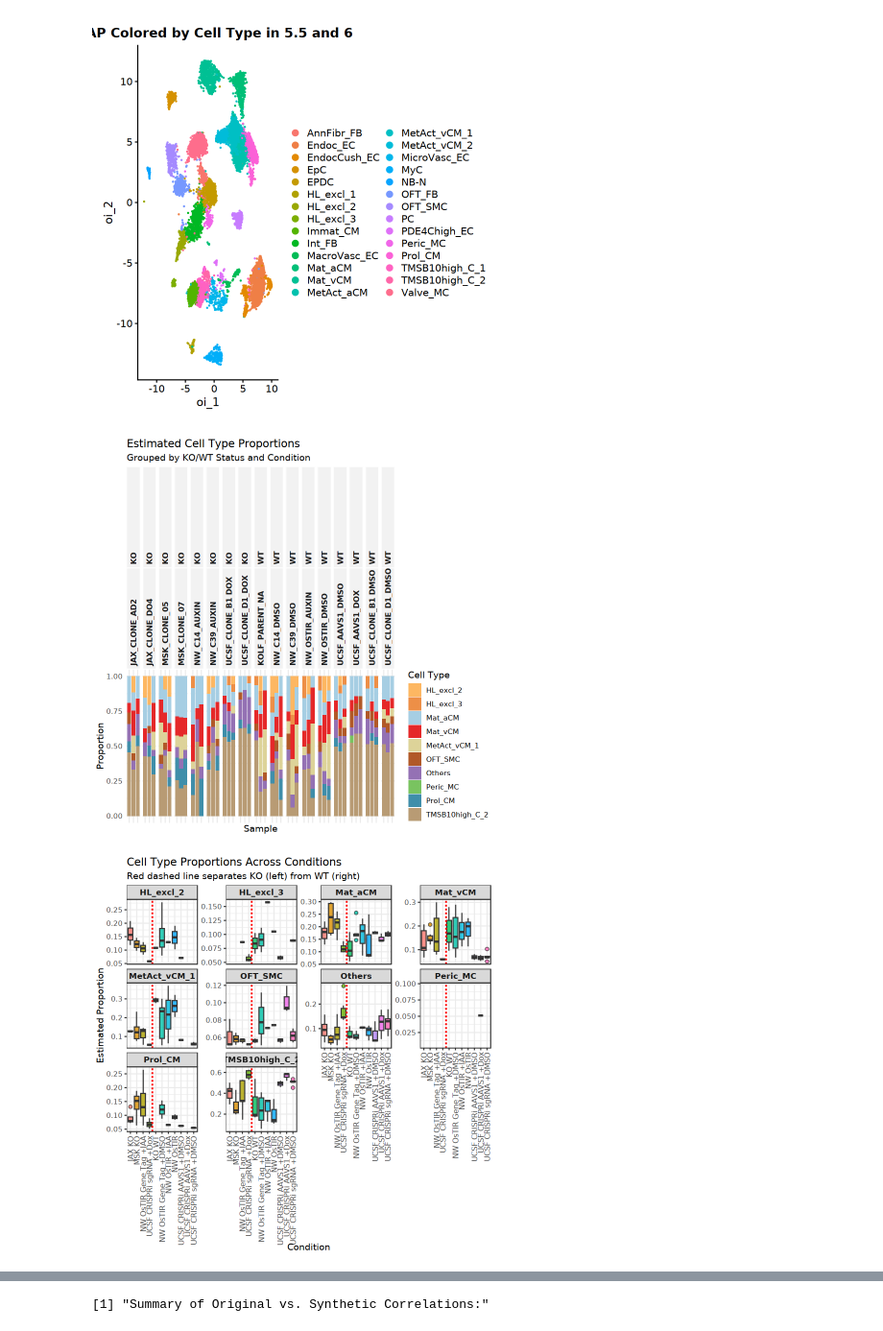
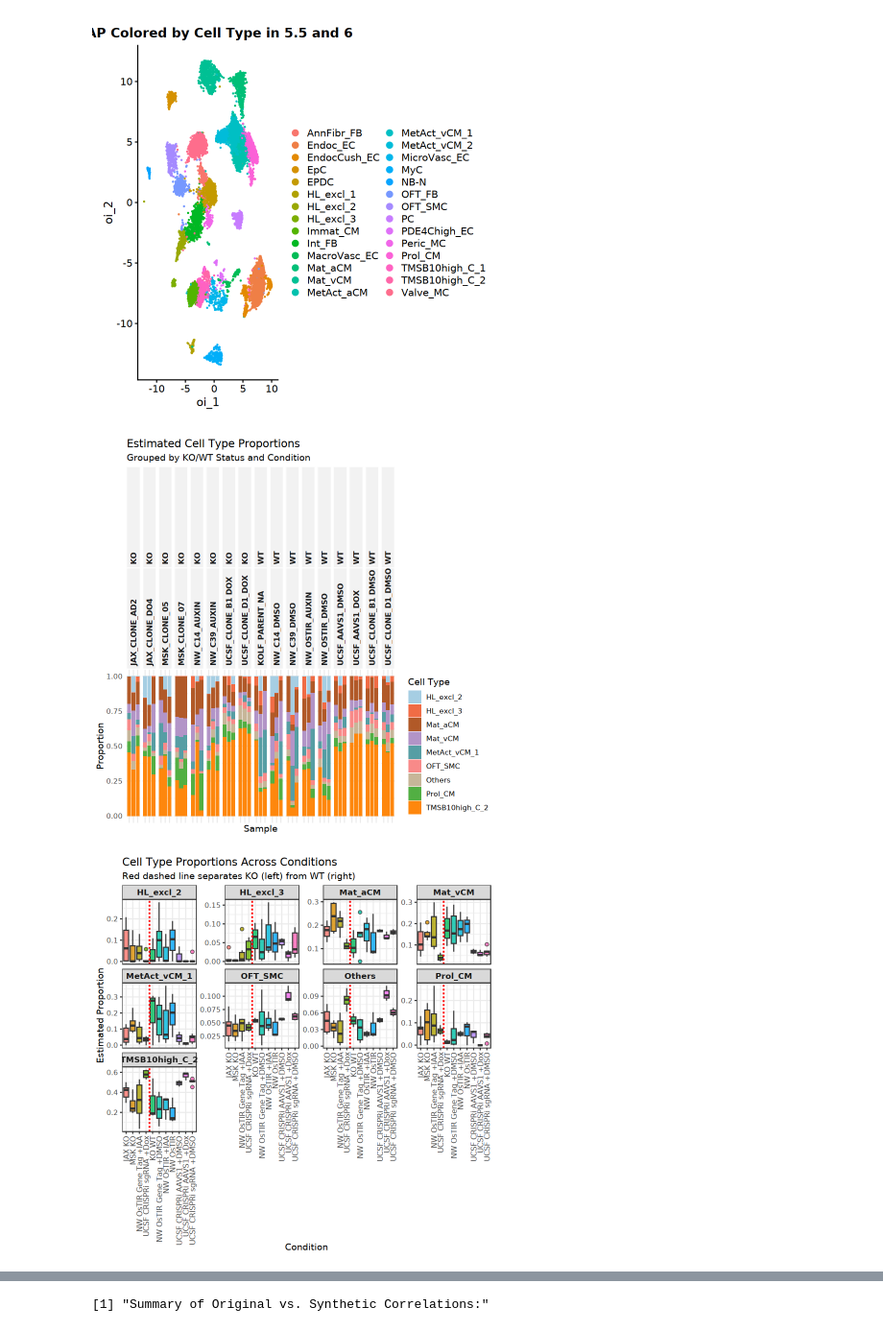
Before and after one commit to morphic-bio/exchange-experiment-analysis, a Jupyter notebook: scripts/03_Deconvolution_ISL1.ipynb, the cells around one changed output, grey strips where cells are left out. Shown at 96% size. Cells and saved outputs as stored; diff of their text form; code cells hidden in the pictures.

```diff
--- a/scripts/03_Deconvolution_ISL1.ipynb
+++ b/scripts/03_Deconvolution_ISL1.ipynb
@@ -267,14 +267,28 @@ long_data <- merged_data %>%
     values_to = "Proportion"
   )
 
-# 4. Collapse fitted values below 5% within each sample into one plotting
-# category. This happens after fitting and does not add an Others signature.
+# 4. Collapse a cell type consistently across all samples when its 90th
+# percentile proportion is at most 5%. This happens after fitting and does
+# not add an Other signature.
 small_proportion_threshold <- 0.05
+cell_type_q90 <- long_data %>%
+  distinct(SampleName, CellType, Proportion) %>%
+  group_by(CellType) %>%
+  summarise(
+    q90_proportion = quantile(
+      Proportion, probs = 0.90, na.rm = TRUE, names = FALSE
+    ),
+    .groups = "drop"
+  )
+cell_types_to_collapse <- cell_type_q90 %>%
+  filter(!is.na(q90_proportion), q90_proportion <= small_proportion_threshold) %>%
+  pull(CellType)
+
 long_data_clean <- long_data %>%
   mutate(
     CellType = if_else(
-      !is.na(Proportion) & Proportion < small_proportion_threshold,
-      "Others", as.character(CellType)
+      CellType %in% cell_types_to_collapse,
+      "Other", as.character(CellType)
     )
   ) %>%
   group_by(across(-Proportion)) %>%
@@ -359,35 +373,35 @@ p1 <- ggplot(long_data_clean, aes(x = SampleName, y = Proportion, fill = CellTyp
     x = "Sample",
     y = "Proportion",
     fill = "Cell Type"
   )
 
 print(p1)
 
 # 10. Plot 2: Box Plots (With Boundary Line)
 p2 <- ggplot(long_data_clean, aes(x = plot_label, y = Proportion, fill = plot_label)) +
   geom_boxplot(outlier.shape = 21, outlier.size = 1.5, alpha = 0.8) +
 
   # Draw a vertical dashed line separating KO and WT
   geom_vline(xintercept = ko_count + 0.5, linetype = "dashed", color = "red", linewidth = 0.8) +
 
   facet_wrap(~ CellType, scales = "free_y", ncol = 4) +
   theme_bw() +
   theme(
     axis.text.x = element_text(angle = 90, hjust = 1, vjust = 0.5, size = 9),
     strip.text = element_text(face = "bold", size = 10),
     legend.position = "none"
   ) +
   labs(
     title = "Cell Type Proportions Across Conditions",
     subtitle = "Red dashed line separates KO (left) from WT (right)",
     x = "Condition",
     y = "Estimated Proportion"
   )
 
 print(p2)
 # %% [output]
-[figure, old version]
+[figure, new version]
-[figure, old version]
+[figure, new version]
 # %%
 # Note: If you are using Seurat v5, use layer = "counts". For Seurat v4, use slot = "counts".
 # We use raw counts (linear scale) because bulk RNA-seq is a linear sum of cells.
```
Also changed, not shown: parts of 2 cells of this notebook, 4 other files.
